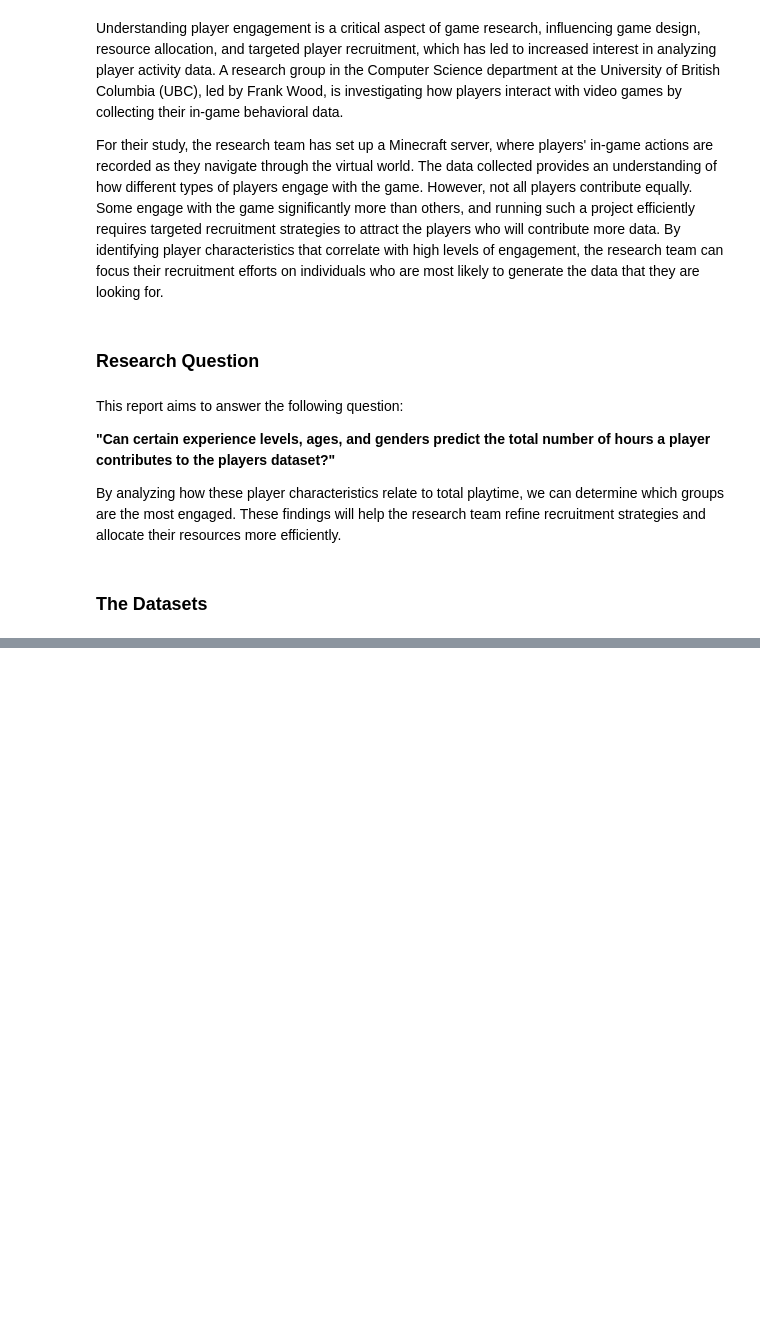
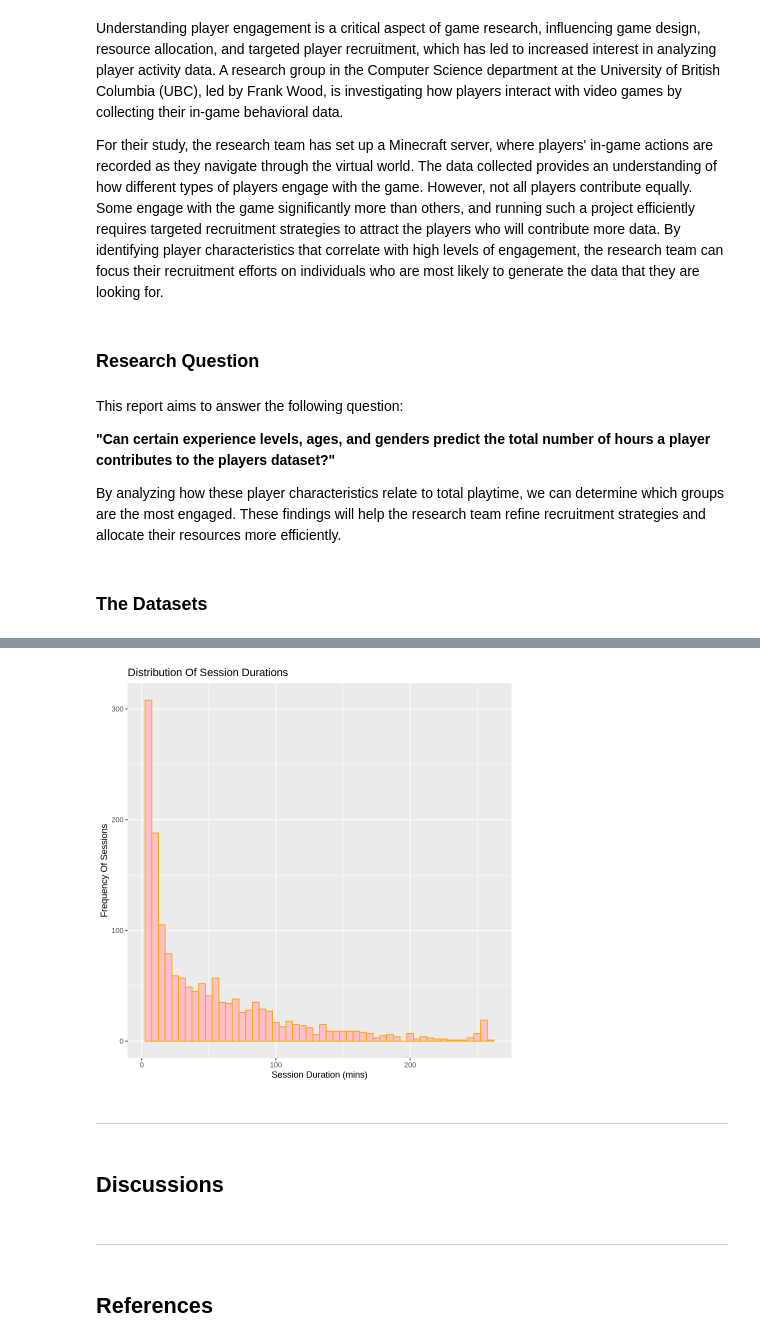
Before and after one commit to frogbie/dsci100project-002-39, a Jupyter notebook: projectgroup_report.ipynb, the cells around one changed output, grey strips where cells are left out. Drawn from its saved outputs; the diff is of its cells as text; code cells hidden in the pictures; blank space fills up the shorter version.

```diff
--- a/projectgroup_report.ipynb
+++ b/projectgroup_report.ipynb
@@ -61,0 +82,3 @@ Other notes for the **`sessions.csv`** dataset:
+# %%
+sessions<- read.csv("https://raw.githubusercontent.com/frogbie/dsci100project-002-39/refs/heads/main/sessions.csv")
+head(sessions)
@@ -61,0 +147,7 @@ Other notes for the **`sessions.csv`** dataset:
+# %%
+tidy_sessions <- sessions |>
+    select(-original_start_time, -original_end_time) |>
+    mutate(start_time = as.POSIXct(start_time, format="%d/%m/%Y %H:%M", tz="PTC")) |>
+    mutate(end_time = as.POSIXct(end_time, format="%d/%m/%Y %H:%M", tz="PTC"))
+
+head(tidy_sessions)
@@ -61,0 +205,11 @@ Other notes for the **`sessions.csv`** dataset:
+# %%
+sessions_diff <- tidy_sessions |>
+    mutate(session_duration = as.numeric(difftime(end_time, start_time, units = "mins")))
+
+sessions_plot <- sessions_diff |>
+    ggplot(aes(x = session_duration)) +
+    geom_histogram(binwidth = 5, fill = "pink", color = "orange") +
+    labs(title = "Distribution Of Session Durations", x = "Session Duration (mins)", y = "Frequency Of Sessions")
+
+sessions_plot
+# %% [output]
@@ -61,0 +218,9 @@ Other notes for the **`sessions.csv`** dataset:
+[figure, added]
+# %% [markdown]
+***
+# %% [markdown]
+## **Discussions**
+# %% [markdown]
+***
+# %% [markdown]
+## **References**
```
Also changed, not shown: parts of 25 cells of this notebook.
